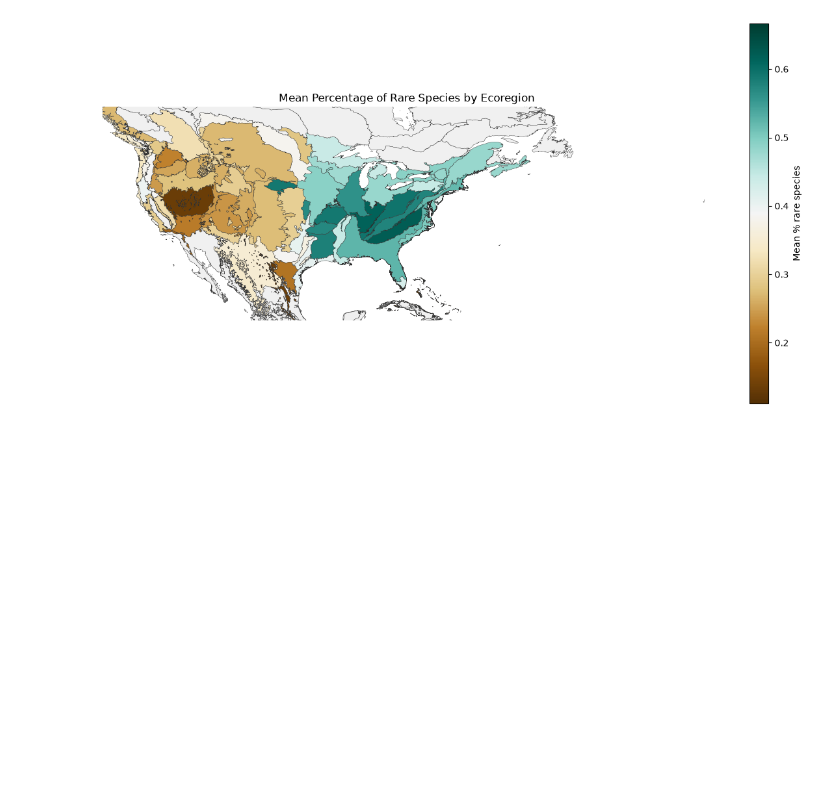
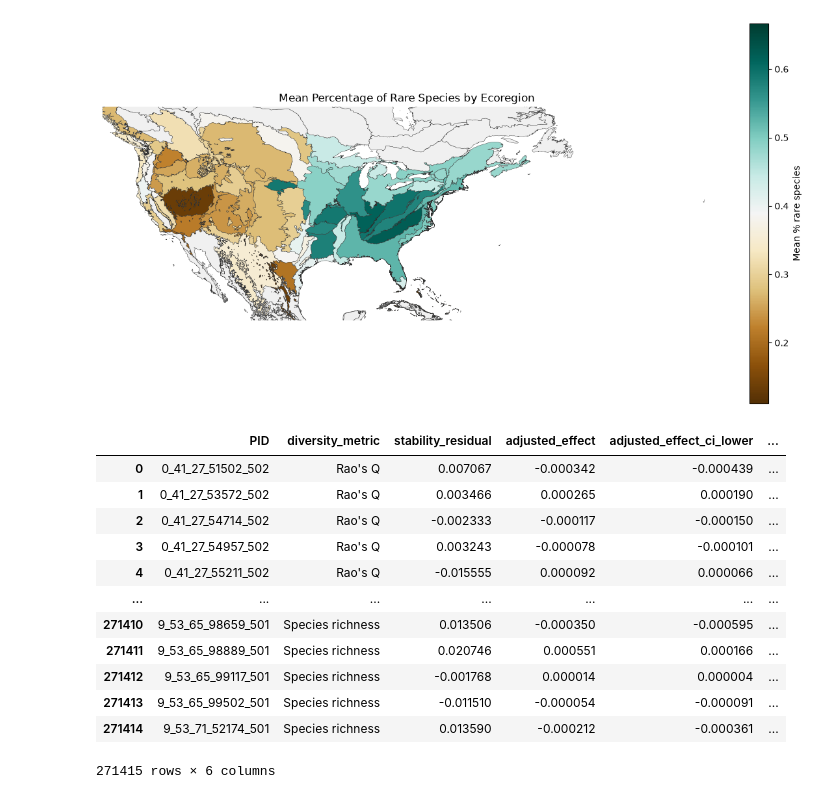
Before and after one commit to qiulinlx/FD_Stability, a Jupyter notebook: scratch.ipynb, the cells around one changed output. Saved outputs shown, nothing was run; the diff lists cells and outputs as text; code cells hidden in the pictures; blank space fills up the shorter version.

```diff
--- a/scratch.ipynb
+++ b/scratch.ipynb
@@ -170,3 +256,21 @@ plt.tight_layout()
 plt.show()
 # %% [output]
 [figure]
+# %%
+df = pd.read_csv("results/mutually_adjusted_effects_per_observation.csv")
+# %%
+df
+# %% [output]
+|  | PID | diversity_metric | stability_residual | adjusted_effect | adjusted_effect_ci_lower | ... |
+| 0 | 0_41_27_51502_502 | Rao's Q | 0.007067 | -0.000342 | -0.000439 | ... |
+| 1 | 0_41_27_53572_502 | Rao's Q | 0.003466 | 0.000265 | 0.000190 | ... |
+| 2 | 0_41_27_54714_502 | Rao's Q | -0.002333 | -0.000117 | -0.000150 | ... |
+| 3 | 0_41_27_54957_502 | Rao's Q | 0.003243 | -0.000078 | -0.000101 | ... |
+| 4 | 0_41_27_55211_502 | Rao's Q | -0.015555 | 0.000092 | 0.000066 | ... |
+| ... | ... | ... | ... | ... | ... | ... |
+| 271410 | 9_53_65_98659_501 | Species richness | 0.013506 | -0.000350 | -0.000595 | ... |
+| 271411 | 9_53_65_98889_501 | Species richness | 0.020746 | 0.000551 | 0.000166 | ... |
+| 271412 | 9_53_65_99117_501 | Species richness | -0.001768 | 0.000014 | 0.000004 | ... |
+| 271413 | 9_53_65_99502_501 | Species richness | -0.011510 | -0.000054 | -0.000091 | ... |
+| 271414 | 9_53_71_52174_501 | Species richness | 0.013590 | -0.000212 | -0.000361 | ... |
+271415 rows × 6 columns
```
Also changed, not shown: parts of 9 cells of this notebook, 18 other files.
